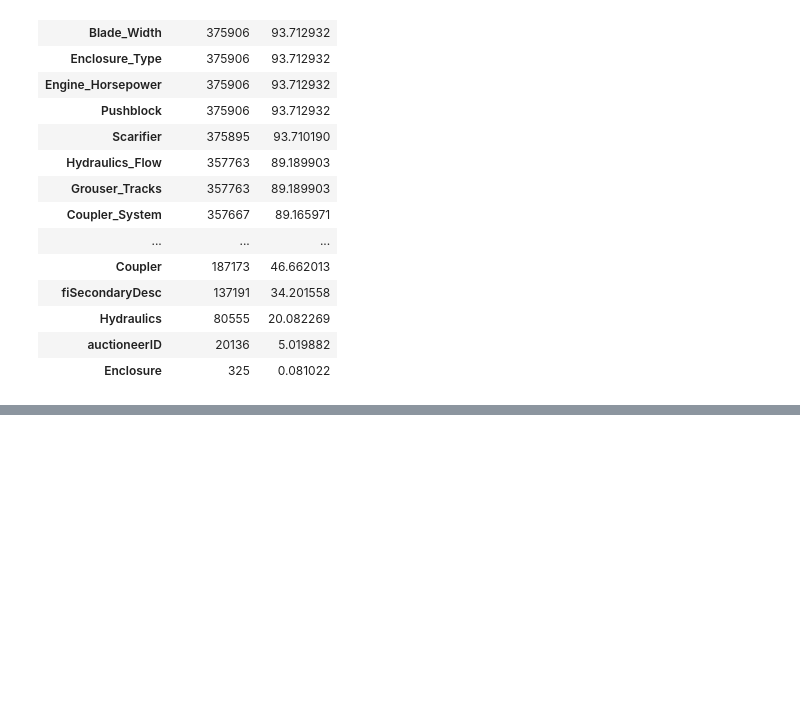
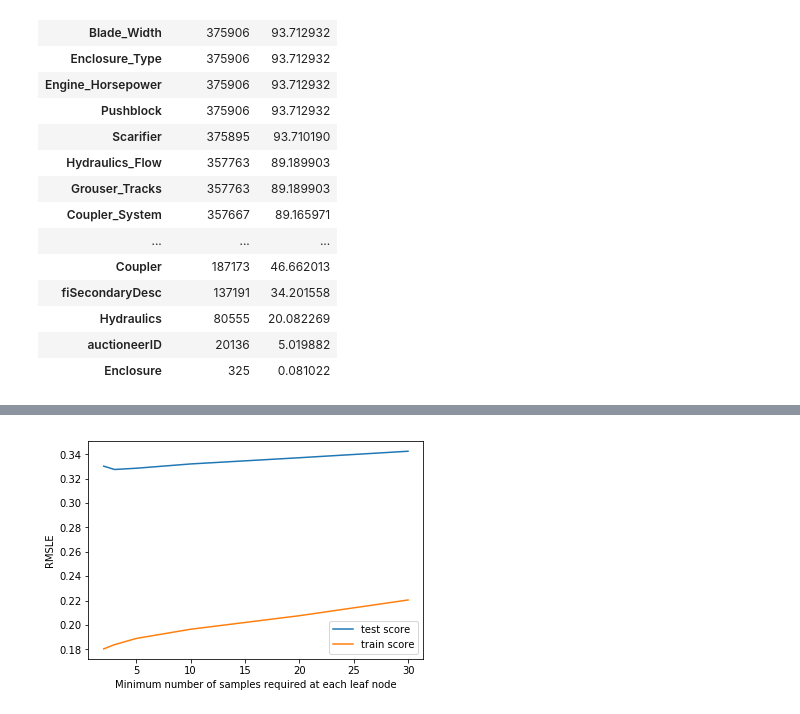
Before and after one commit to amjadfarman/bulldozers, a Jupyter notebook: bulldozers.ipynb, the cells around one changed output, grey strips where cells are left out. Cells and saved outputs as stored; diff of their text form; code cells hidden in the pictures; blank space fills up the shorter version.

```diff
--- a/bulldozers.ipynb
+++ b/bulldozers.ipynb
@@ -137,0 +221,22 @@ X_train.shape
+# %%
+samples_leaf_grid = {"n_estimators" : [40] # number of trees in rf
+               , "max_depth" : [30] # max num of levels in a tree
+               , "min_samples_split" : [40] # min num of samples required to split a node
+               , "min_samples_leaf" : [2, 3, 5, 10, 20, 30] # min num of samples req at each leaf node
+              }
+rf_samples_leaf = GridSearchCV(estimator = rf
+                               , cv = splits
+                               , param_grid = samples_leaf_grid
+                               , verbose = 0
+                               , scoring = my_scorer
+                               , return_train_score = True)
+rf_samples_leaf.fit(X, y)
+
+plt.plot(samples_leaf_grid['min_samples_leaf'], -rf_samples_leaf.cv_results_['mean_test_score'], label='test score')
+plt.plot(samples_leaf_grid['min_samples_leaf'], -rf_samples_leaf.cv_results_['mean_train_score'], label='train score')
+plt.legend()
+plt.xlabel('Minimum number of samples required at each leaf node')
+plt.ylabel('RMSLE')
+plt.show()
+# %% [output]
+[figure, added]
```
Also changed, not shown: parts of 13 cells of this notebook.
